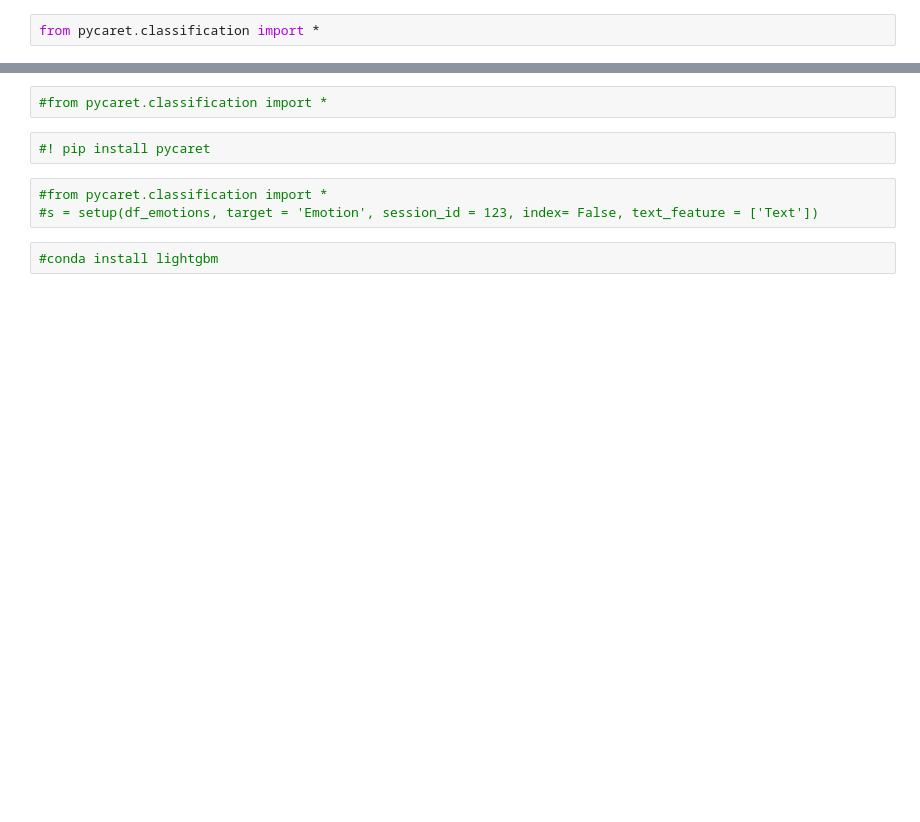
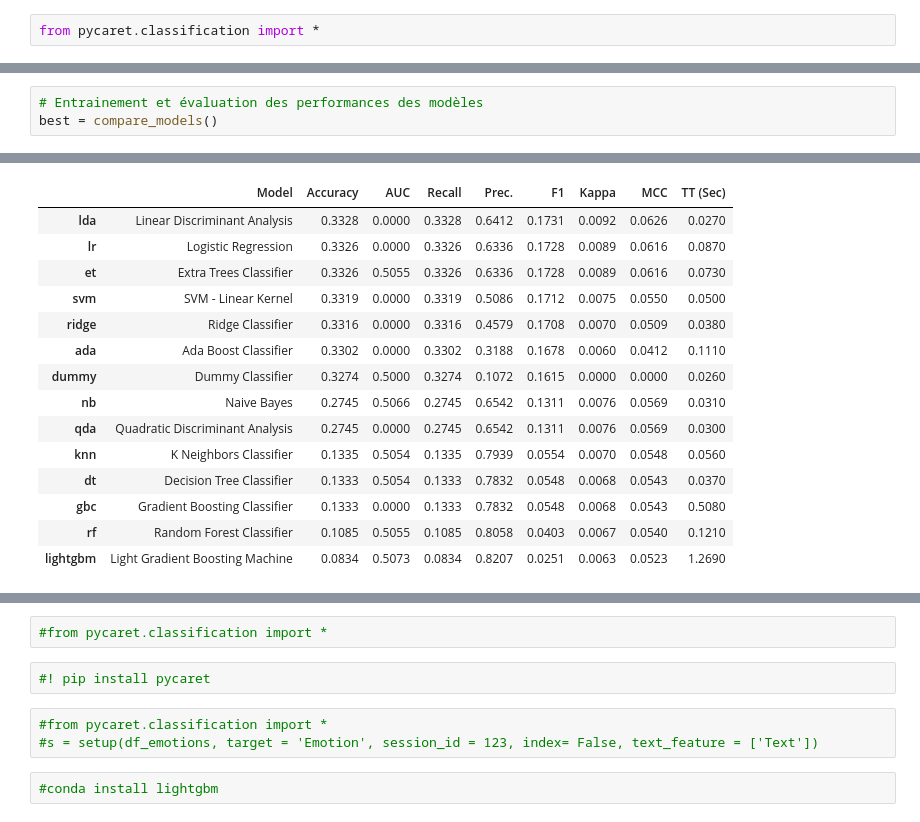
Before and after one commit to Aimen-prog/ml-in-the-clouds, a Jupyter notebook: sentiment_analysis.ipynb, the cells around one changed output, grey strips where cells are left out. Cells and saved outputs as stored; diff of their text form; blank space fills up the shorter version.

```diff
--- a/sentiment_analysis.ipynb
+++ b/sentiment_analysis.ipynb
@@ -272,0 +310,4 @@ df_test.drop(columns =['tweet_id', 'author'], axis = 1, inplace = True)
+# %%
+# Entrainement et évaluation des performances des modèles
+best = compare_models()
+# %% [output]
@@ -272,0 +315,15 @@ df_test.drop(columns =['tweet_id', 'author'], axis = 1, inplace = True)
+|  | Model | Accuracy | AUC | Recall | Prec. | F1 | Kappa | MCC | TT (Sec) |
+| lda | Linear Discriminant Analysis | 0.3328 | 0.0000 | 0.3328 | 0.6412 | 0.1731 | 0.0092 | 0.0626 | 0.0270 |
+| lr | Logistic Regression | 0.3326 | 0.0000 | 0.3326 | 0.6336 | 0.1728 | 0.0089 | 0.0616 | 0.0870 |
+| et | Extra Trees Classifier | 0.3326 | 0.5055 | 0.3326 | 0.6336 | 0.1728 | 0.0089 | 0.0616 | 0.0730 |
+| svm | SVM - Linear Kernel | 0.3319 | 0.0000 | 0.3319 | 0.5086 | 0.1712 | 0.0075 | 0.0550 | 0.0500 |
+| ridge | Ridge Classifier | 0.3316 | 0.0000 | 0.3316 | 0.4579 | 0.1708 | 0.0070 | 0.0509 | 0.0380 |
+| ada | Ada Boost Classifier | 0.3302 | 0.0000 | 0.3302 | 0.3188 | 0.1678 | 0.0060 | 0.0412 | 0.1110 |
+| dummy | Dummy Classifier | 0.3274 | 0.5000 | 0.3274 | 0.1072 | 0.1615 | 0.0000 | 0.0000 | 0.0260 |
+| nb | Naive Bayes | 0.2745 | 0.5066 | 0.2745 | 0.6542 | 0.1311 | 0.0076 | 0.0569 | 0.0310 |
+| qda | Quadratic Discriminant Analysis | 0.2745 | 0.0000 | 0.2745 | 0.6542 | 0.1311 | 0.0076 | 0.0569 | 0.0300 |
+| knn | K Neighbors Classifier | 0.1335 | 0.5054 | 0.1335 | 0.7939 | 0.0554 | 0.0070 | 0.0548 | 0.0560 |
+| dt | Decision Tree Classifier | 0.1333 | 0.5054 | 0.1333 | 0.7832 | 0.0548 | 0.0068 | 0.0543 | 0.0370 |
+| gbc | Gradient Boosting Classifier | 0.1333 | 0.0000 | 0.1333 | 0.7832 | 0.0548 | 0.0068 | 0.0543 | 0.5080 |
+| rf | Random Forest Classifier | 0.1085 | 0.5055 | 0.1085 | 0.8058 | 0.0403 | 0.0067 | 0.0540 | 0.1210 |
+| lightgbm | Light Gradient Boosting Machine | 0.0834 | 0.5073 | 0.0834 | 0.8207 | 0.0251 | 0.0063 | 0.0523 | 1.2690 |
```
Also changed, not shown: parts of 35 cells of this notebook.
